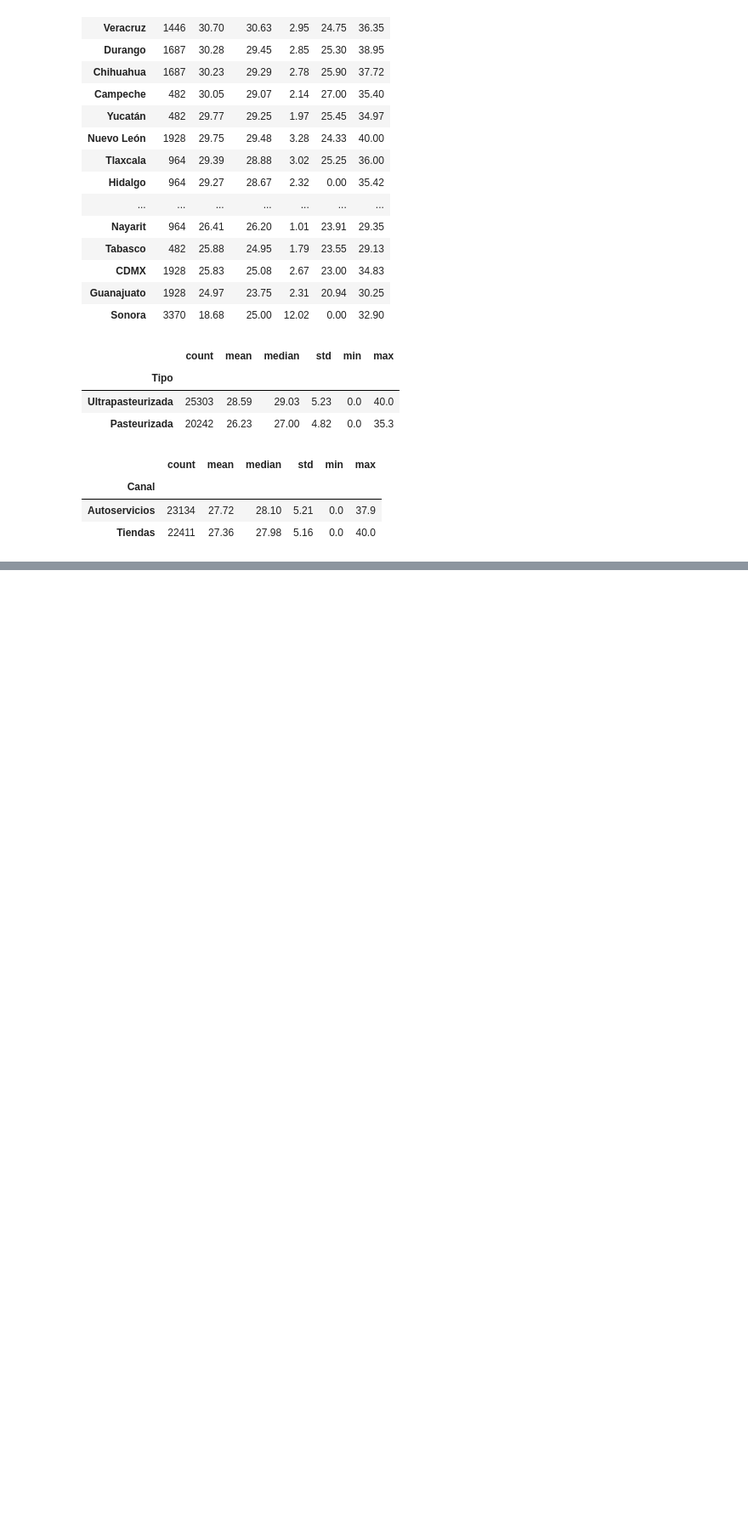
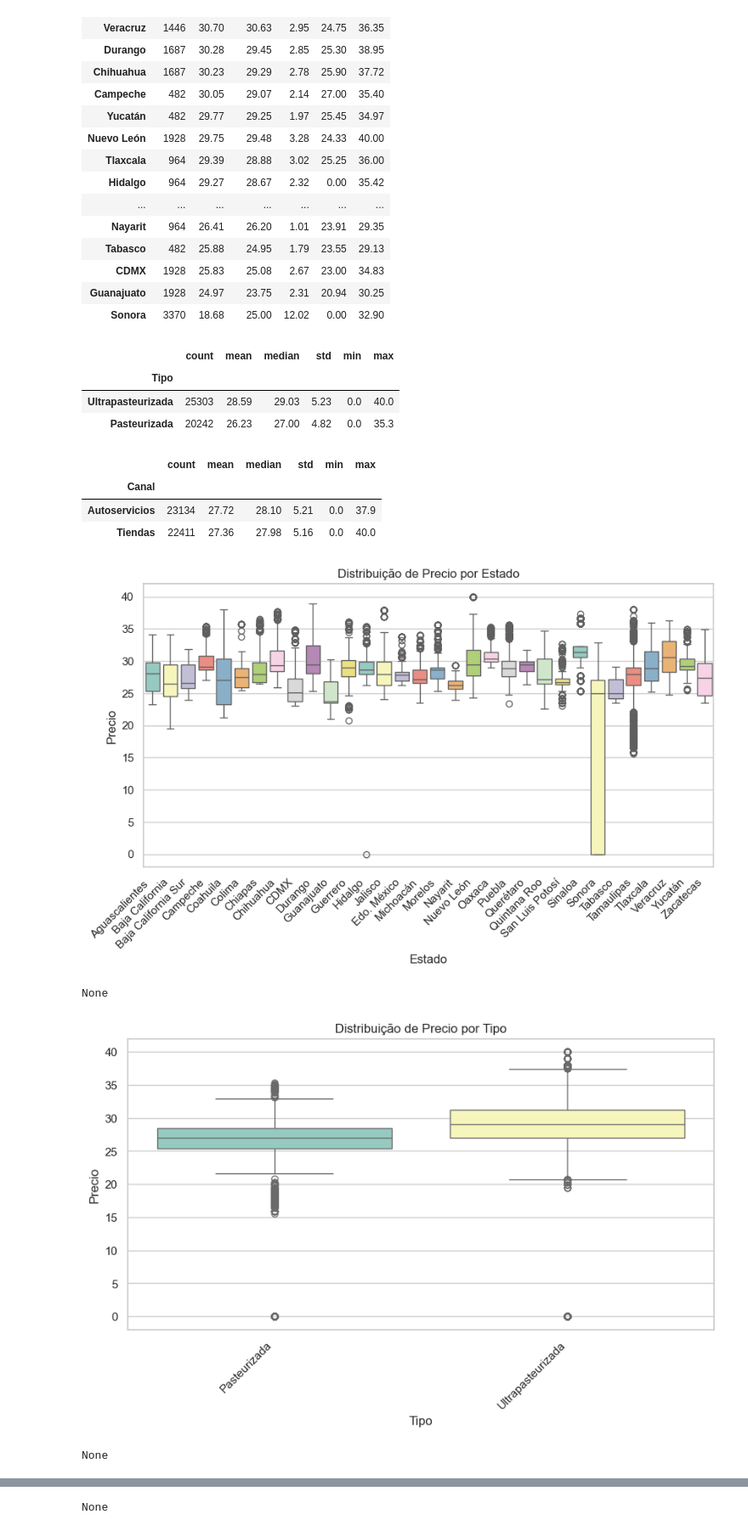
Before and after one commit to Vanessa186578/Projeto-Aplicado-I, a Jupyter notebook: notebooks/AED.ipynb, the cells around one changed output, grey strips where cells are left out. Shown at 85% size. Drawn from its saved outputs; the diff is of its cells as text; code cells hidden in the pictures; blank space fills up the shorter version.

```diff
--- a/notebooks/AED.ipynb
+++ b/notebooks/AED.ipynb
@@ -306,0 +150,9 @@ else:
+# %%
+display(boxplot_preco_por_categoria(df, 'Estado', 'Precio'))
+display(boxplot_preco_por_categoria(df, 'Tipo', 'Precio'))
+display(boxplot_preco_por_categoria(df, 'Canal', 'Precio'))
+# %% [output]
+[figure, added]
+None
+[figure, added]
+None
@@ -306,0 +160 @@ else:
+None
```
Also changed, not shown: parts of 4 cells of this notebook.
